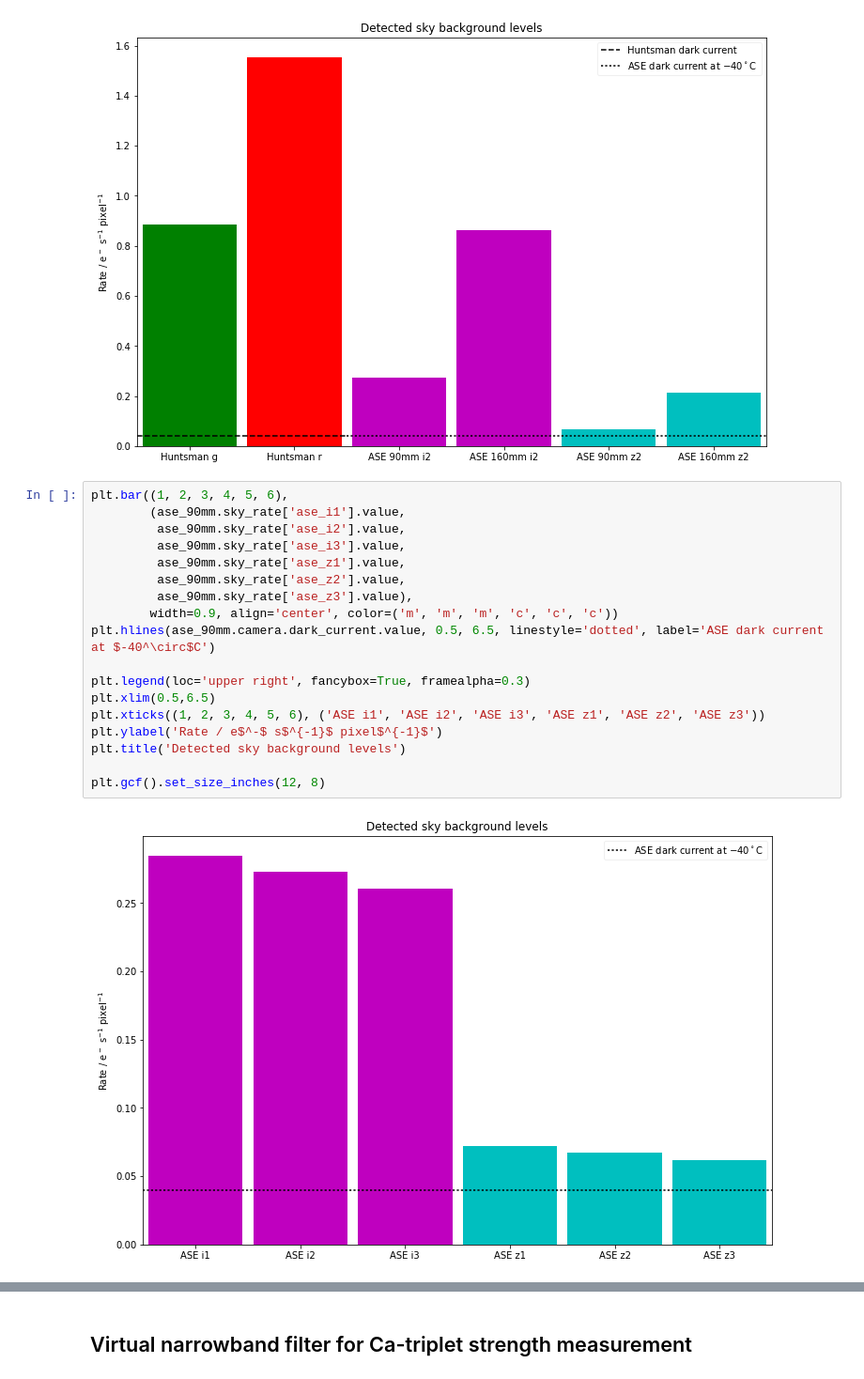
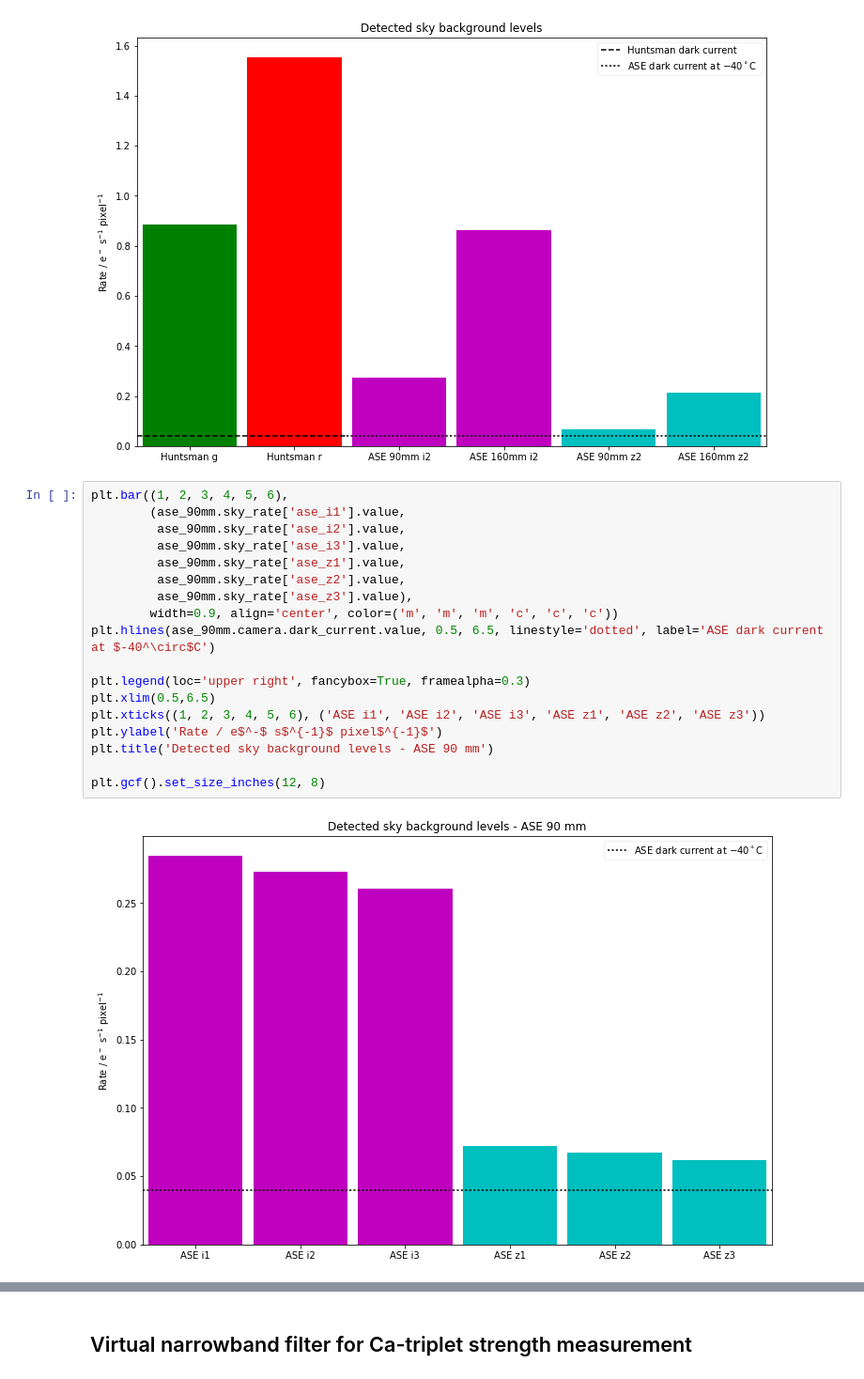
Before and after one commit to AstroHuntsman/gunagala, a Jupyter notebook: examples/Australian Space Eye 2017.ipynb, the cells around one changed output, grey strips where cells are left out. Shown: that part at 94% size. Saved outputs shown, nothing was run; the diff lists cells and outputs as text.

```diff
--- a/examples/Australian Space Eye 2017.ipynb
+++ b/examples/Australian Space Eye 2017.ipynb
@@ -127,20 +127,20 @@ plt.gcf().set_size_inches(12, 8)
 # %%
 plt.bar((1, 2, 3, 4, 5, 6),
         (ase_90mm.sky_rate['ase_i1'].value,
          ase_90mm.sky_rate['ase_i2'].value,
          ase_90mm.sky_rate['ase_i3'].value,
          ase_90mm.sky_rate['ase_z1'].value,
          ase_90mm.sky_rate['ase_z2'].value,
          ase_90mm.sky_rate['ase_z3'].value),
         width=0.9, align='center', color=('m', 'm', 'm', 'c', 'c', 'c'))
 plt.hlines(ase_90mm.camera.dark_current.value, 0.5, 6.5, linestyle='dotted', label='ASE dark current at $-40^\circ$C')
 
 plt.legend(loc='upper right', fancybox=True, framealpha=0.3)
 plt.xlim(0.5,6.5)
 plt.xticks((1, 2, 3, 4, 5, 6), ('ASE i1', 'ASE i2', 'ASE i3', 'ASE z1', 'ASE z2', 'ASE z3'))
 plt.ylabel('Rate / e$^-$ s$^{-1}$ pixel$^{-1}$')
-plt.title('Detected sky background levels')
+plt.title('Detected sky background levels - ASE 90 mm')
 
 plt.gcf().set_size_inches(12, 8)
 # %% [output]
-[figure, old version]
+[figure, new version]
```
Also changed, not shown: parts of 48 cells of this notebook.
